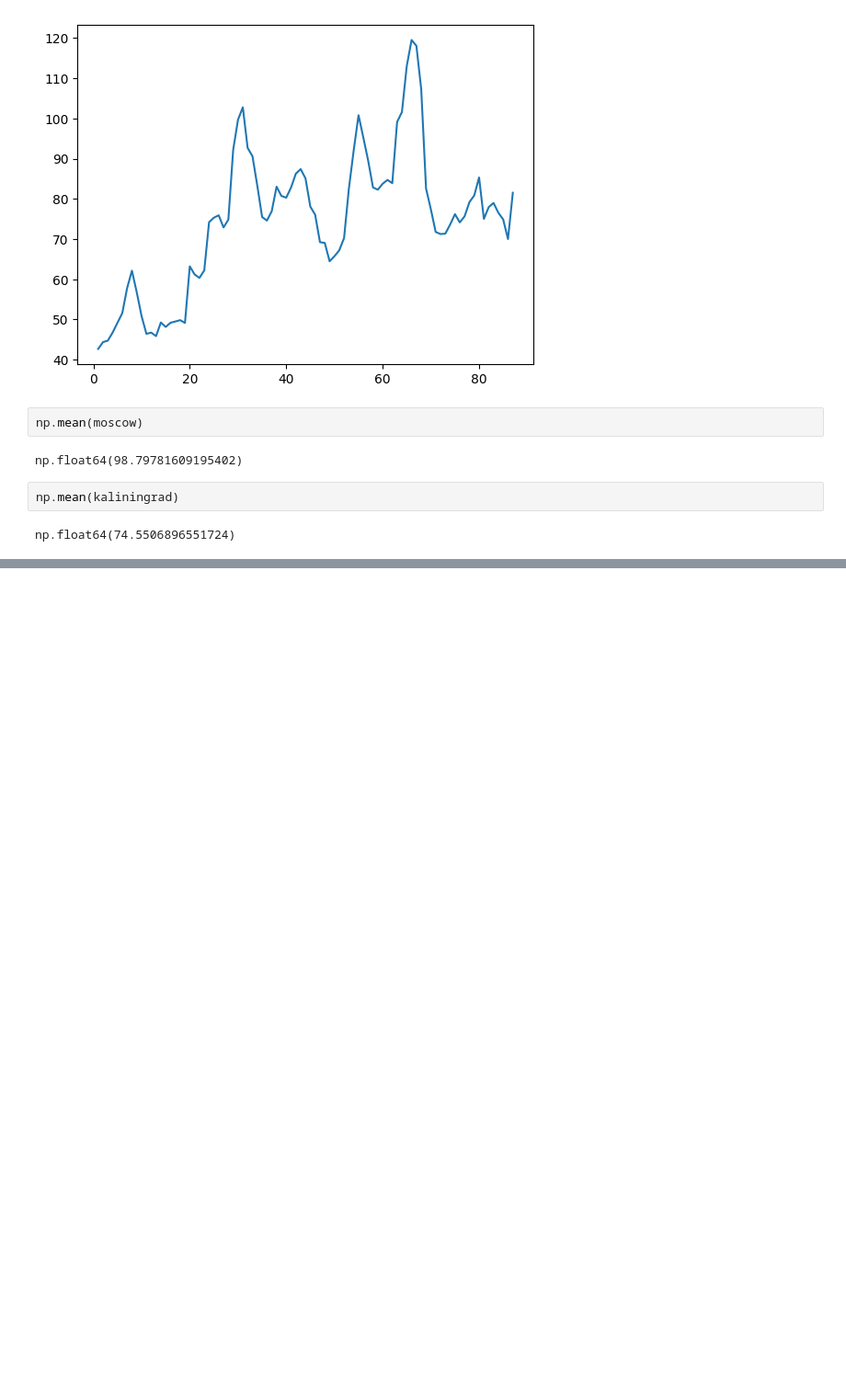
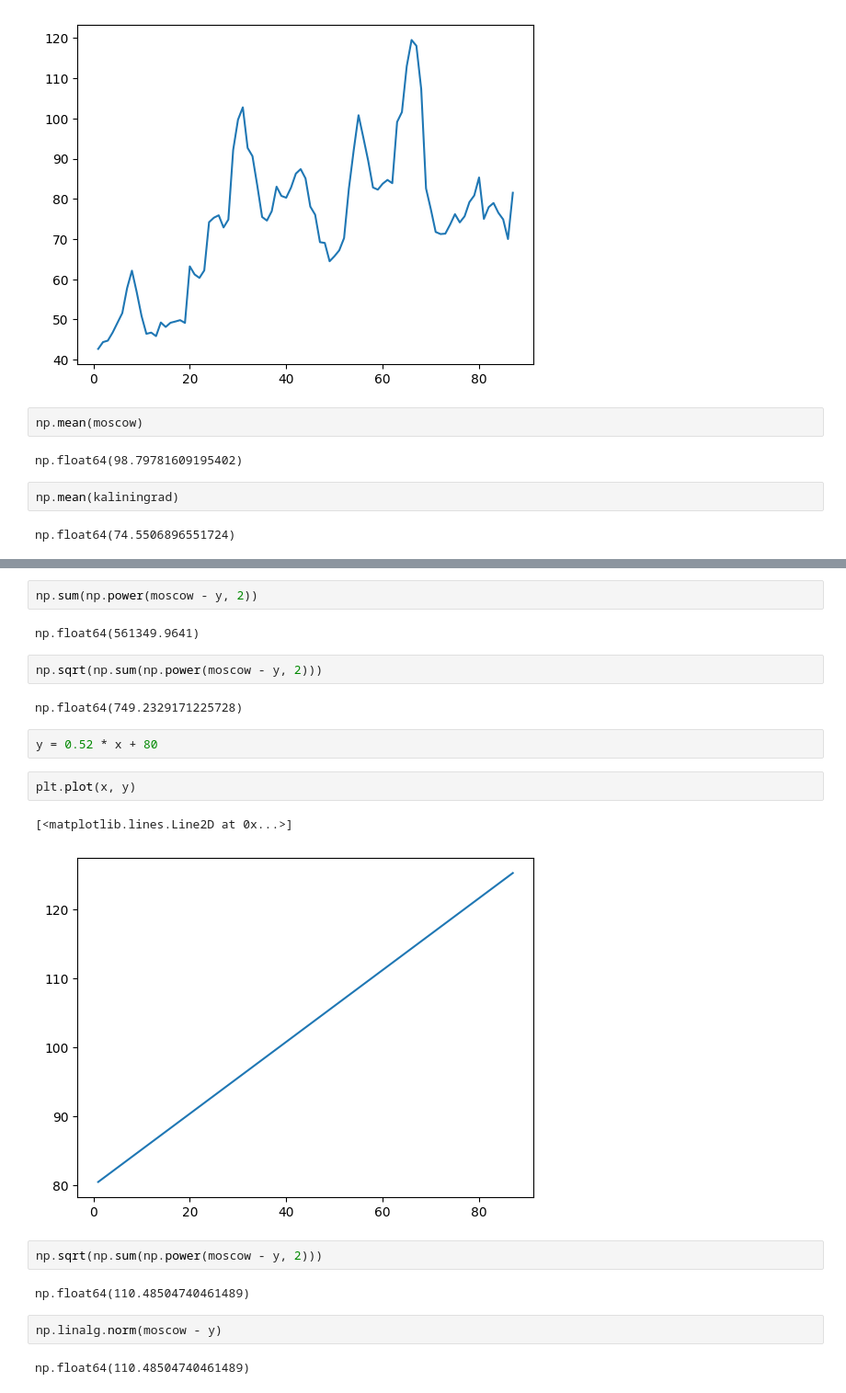
Before and after one commit to WybsonSantana/formacao-python-para-data-science-alura, a Jupyter notebook: fpds03-numpy-analise-numerica-eficiente-com-python/numpy/notebooks/main.ipynb, the cells around one changed output, grey strips where cells are left out. Shown at 92% size. Drawn from its saved outputs; the diff is of its cells as text; blank space fills up the shorter version.

```diff
--- a/fpds03-numpy-analise-numerica-eficiente-com-python/numpy/notebooks/main.ipynb
+++ b/fpds03-numpy-analise-numerica-eficiente-com-python/numpy/notebooks/main.ipynb
@@ -234,0 +284,23 @@ np.float64(74.5506896551724)
+# %%
+np.sum(np.power(moscow - y, 2))
+# %% [output]
+np.float64(561349.9641)
+# %%
+np.sqrt(np.sum(np.power(moscow - y, 2)))
+# %% [output]
+np.float64(749.2329171225728)
+# %%
+y = 0.52 * x + 80
+# %%
+plt.plot(x, y)
+# %% [output]
+[<matplotlib.lines.Line2D at 0x...>]
+[figure, added]
+# %%
+np.sqrt(np.sum(np.power(moscow - y, 2)))
+# %% [output]
+np.float64(110.48504740461489)
+# %%
+np.linalg.norm(moscow - y)
+# %% [output]
+np.float64(110.48504740461489)
```
Also changed, not shown: parts of 5 cells of this notebook.
